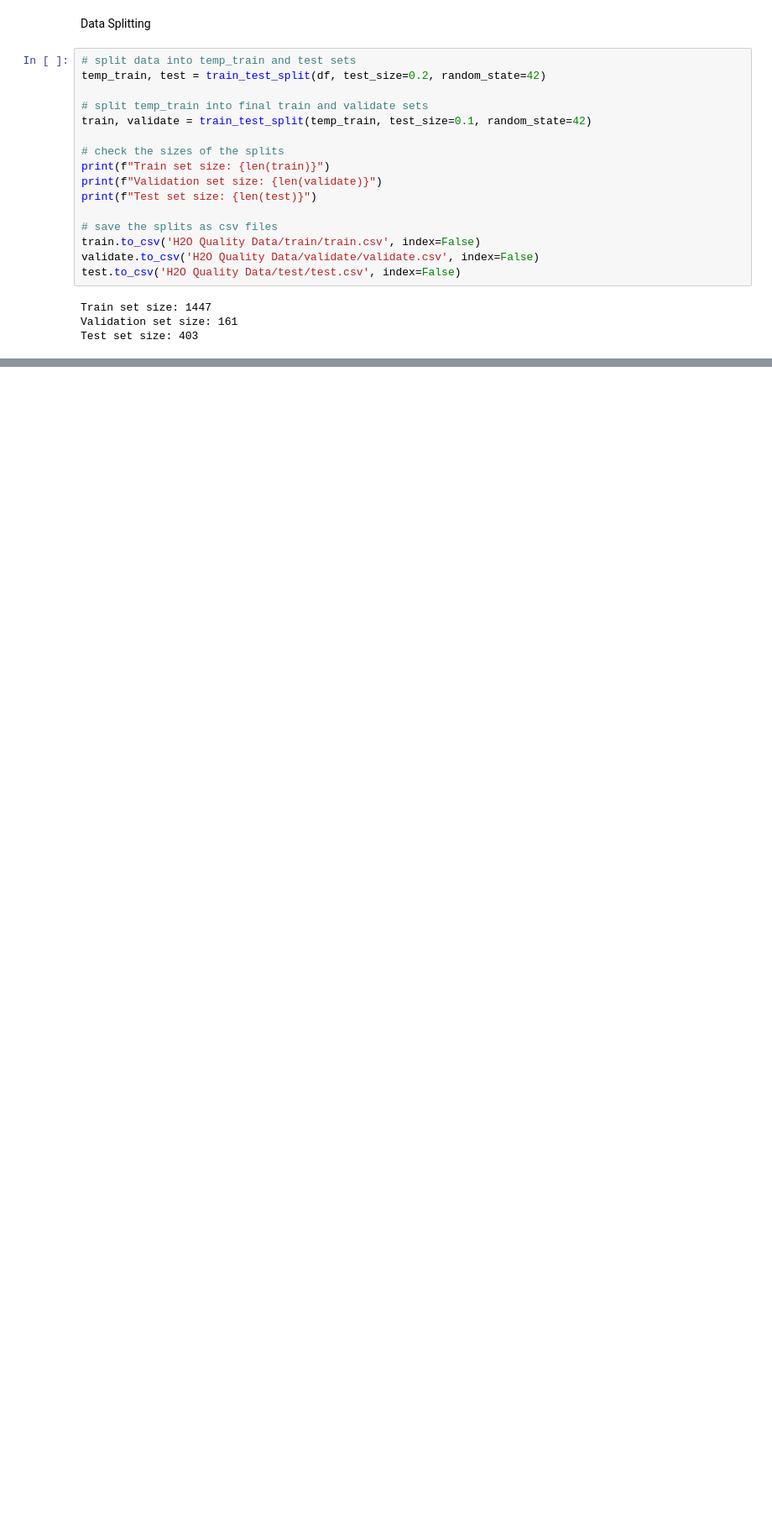
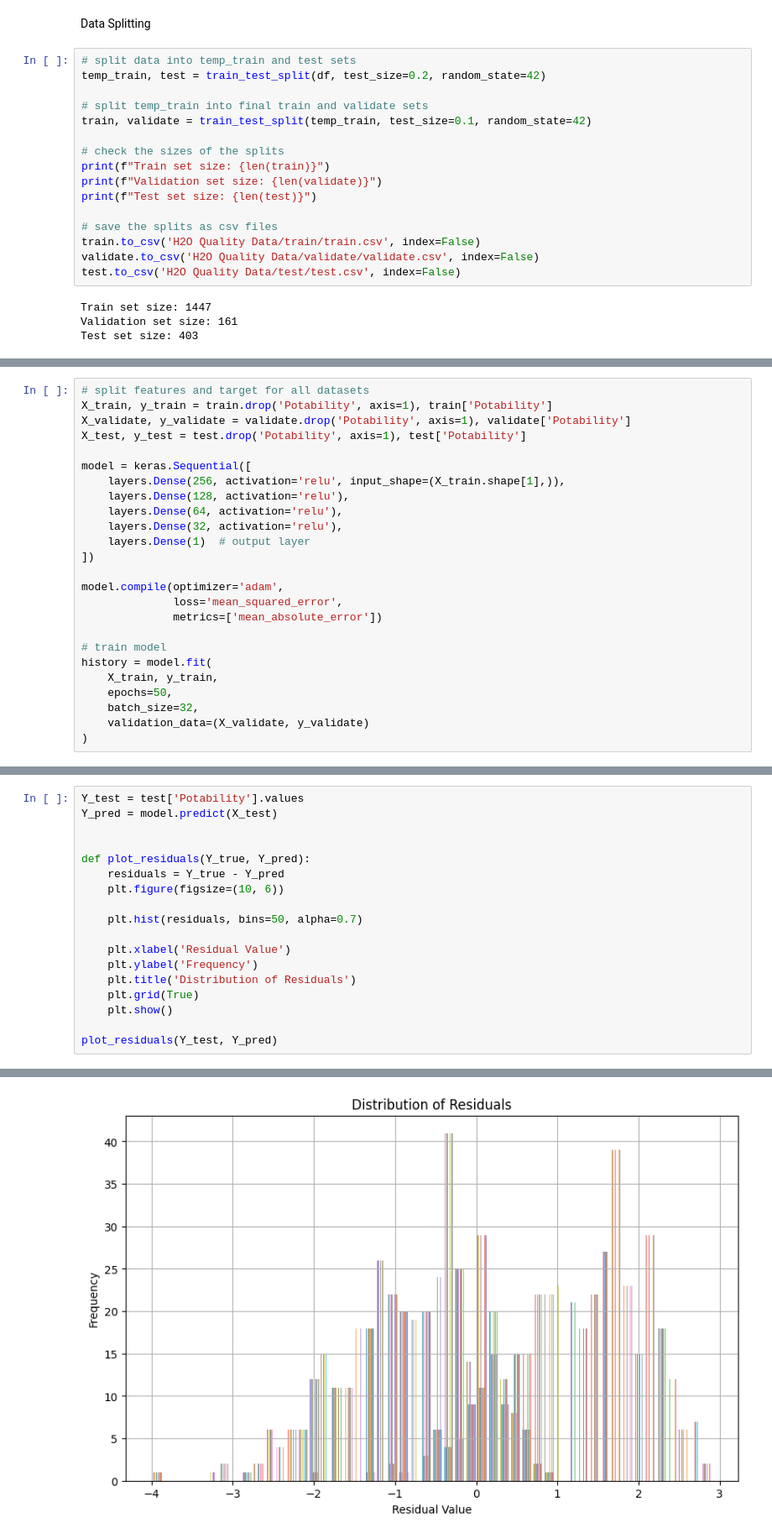
Before and after one commit to DorsaRoh/Atmo-DNN, a Jupyter notebook: h2o_quality_model.ipynb, the cells around one changed output, grey strips where cells are left out. Shown: that part at 84% size. Cells and saved outputs as stored; diff of their text form; blank space fills up the shorter version.

Commit message:
upload h2o model

```diff
--- a/h2o_quality_model.ipynb
+++ b/h2o_quality_model.ipynb
@@ -59,0 +66,25 @@ Test set size: 403
+# %%
+# split features and target for all datasets
+X_train, y_train = train.drop('Potability', axis=1), train['Potability']
+X_validate, y_validate = validate.drop('Potability', axis=1), validate['Potability']
+X_test, y_test = test.drop('Potability', axis=1), test['Potability']
+
+model = keras.Sequential([
+    layers.Dense(256, activation='relu', input_shape=(X_train.shape[1],)),
+    layers.Dense(128, activation='relu'),
+    layers.Dense(64, activation='relu'),
+    layers.Dense(32, activation='relu'),
+    layers.Dense(1)  # output layer
+])
+
+model.compile(optimizer='adam',
+              loss='mean_squared_error',
+              metrics=['mean_absolute_error'])
+
+# train model
+history = model.fit(
+    X_train, y_train,
+    epochs=50,
+    batch_size=32,
+    validation_data=(X_validate, y_validate)
+)
@@ -59,0 +123,19 @@ Test set size: 403
+# %%
+Y_test = test['Potability'].values
+Y_pred = model.predict(X_test)
+
+
+def plot_residuals(Y_true, Y_pred):
+    residuals = Y_true - Y_pred
+    plt.figure(figsize=(10, 6))
+
+    plt.hist(residuals, bins=50, alpha=0.7)
+
+    plt.xlabel('Residual Value')
+    plt.ylabel('Frequency')
+    plt.title('Distribution of Residuals')
+    plt.grid(True)
+    plt.show()
+
+plot_residuals(Y_test, Y_pred)
+# %% [output]
@@ -59,0 +143 @@ Test set size: 403
+[figure, added]
```
Also changed, not shown: parts of 7 cells of this notebook, 4 other files.
